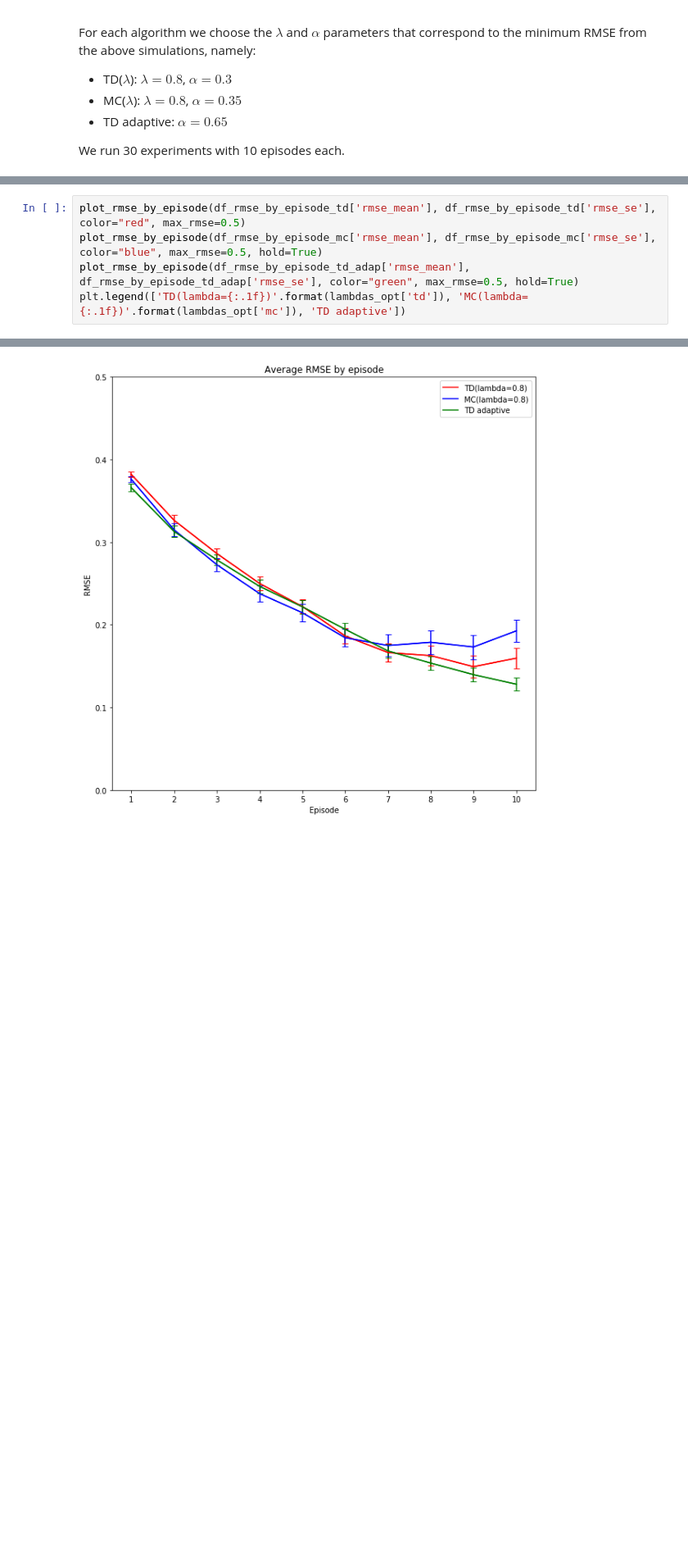
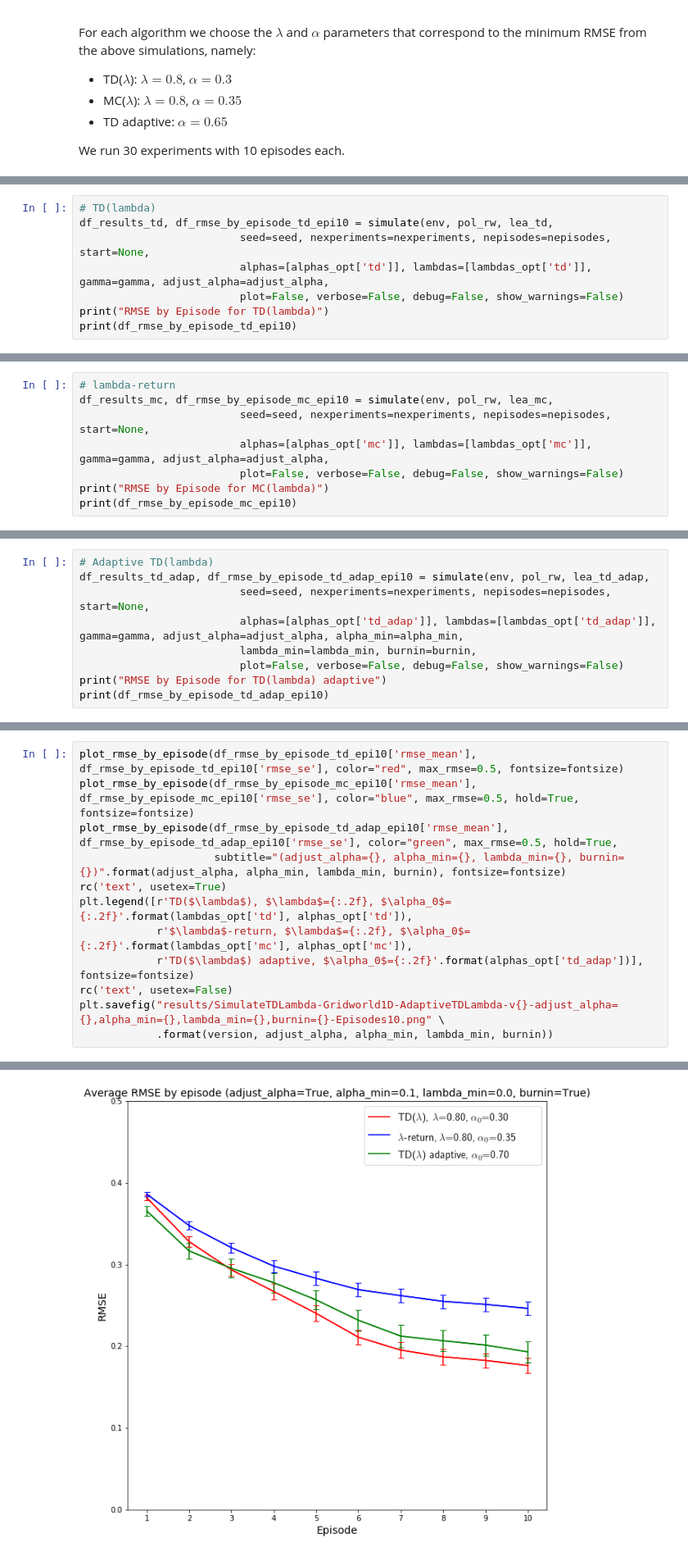
Before and after one commit to mastropi/RL, a Jupyter notebook: RL-001-MemoryManagement/SimulateTDLambda.ipynb, the cells around one changed output, grey strips where cells are left out. Shown at 82% size. Drawn from its saved outputs; the diff is of its cells as text; blank space fills up the shorter version.

```diff
--- a/RL-001-MemoryManagement/SimulateTDLambda.ipynb
+++ b/RL-001-MemoryManagement/SimulateTDLambda.ipynb
@@ -424,0 +410,8 @@ RMSE by Episode for TD(lambda)
+# %%
+# TD(lambda)
+df_results_td, df_rmse_by_episode_td_epi10 = simulate(env, pol_rw, lea_td,
+                         seed=seed, nexperiments=nexperiments, nepisodes=nepisodes, start=None,
+                         alphas=[alphas_opt['td']], lambdas=[lambdas_opt['td']], gamma=gamma, adjust_alpha=adjust_alpha,
+                         plot=False, verbose=False, debug=False, show_warnings=False)
+print("RMSE by Episode for TD(lambda)")
+print(df_rmse_by_episode_td_epi10)
@@ -424,0 +431,8 @@ RMSE by Episode for TD(lambda)
+# %%
+# lambda-return
+df_results_mc, df_rmse_by_episode_mc_epi10 = simulate(env, pol_rw, lea_mc,
+                         seed=seed, nexperiments=nexperiments, nepisodes=nepisodes, start=None,
+                         alphas=[alphas_opt['mc']], lambdas=[lambdas_opt['mc']], gamma=gamma, adjust_alpha=adjust_alpha,
+                         plot=False, verbose=False, debug=False, show_warnings=False)
+print("RMSE by Episode for MC(lambda)")
+print(df_rmse_by_episode_mc_epi10)
@@ -424,0 +452,9 @@ RMSE by Episode for TD(lambda)
+# %%
+# Adaptive TD(lambda)
+df_results_td_adap, df_rmse_by_episode_td_adap_epi10 = simulate(env, pol_rw, lea_td_adap,
+                         seed=seed, nexperiments=nexperiments, nepisodes=nepisodes, start=None,
+                         alphas=[alphas_opt['td_adap']], lambdas=[lambdas_opt['td_adap']], gamma=gamma, adjust_alpha=adjust_alpha, alpha_min=alpha_min,
+                         lambda_min=lambda_min, burnin=burnin,
+                         plot=False, verbose=False, debug=False, show_warnings=False)
+print("RMSE by Episode for TD(lambda) adaptive")
+print(df_rmse_by_episode_td_adap_epi10)
@@ -425,6 +474,13 @@ RMSE by Episode for TD(lambda)
 # %%
-plot_rmse_by_episode(df_rmse_by_episode_td['rmse_mean'], df_rmse_by_episode_td['rmse_se'], color="red", max_rmse=0.5)
-plot_rmse_by_episode(df_rmse_by_episode_mc['rmse_mean'], df_rmse_by_episode_mc['rmse_se'], color="blue", max_rmse=0.5, hold=True)
-plot_rmse_by_episode(df_rmse_by_episode_td_adap['rmse_mean'], df_rmse_by_episode_td_adap['rmse_se'], color="green", max_rmse=0.5, hold=True)
-plt.legend(['TD(lambda={:.1f})'.format(lambdas_opt['td']), 'MC(lambda={:.1f})'.format(lambdas_opt['mc']), 'TD adaptive'])
+plot_rmse_by_episode(df_rmse_by_episode_td_epi10['rmse_mean'], df_rmse_by_episode_td_epi10['rmse_se'], color="red", max_rmse=0.5, fontsize=fontsize)
+plot_rmse_by_episode(df_rmse_by_episode_mc_epi10['rmse_mean'], df_rmse_by_episode_mc_epi10['rmse_se'], color="blue", max_rmse=0.5, hold=True, fontsize=fontsize)
+plot_rmse_by_episode(df_rmse_by_episode_td_adap_epi10['rmse_mean'], df_rmse_by_episode_td_adap_epi10['rmse_se'], color="green", max_rmse=0.5, hold=True,
+                     subtitle="(adjust_alpha={}, alpha_min={}, lambda_min={}, burnin={})".format(adjust_alpha, alpha_min, lambda_min, burnin), fontsize=fontsize)
+rc('text', usetex=True)
+plt.legend([r'TD($\lambda$), $\lambda$={:.2f}, $\alpha_0$={:.2f}'.format(lambdas_opt['td'], alphas_opt['td']),
+            r'$\lambda$-return, $\lambda$={:.2f}, $\alpha_0$={:.2f}'.format(lambdas_opt['mc'], alphas_opt['mc']),
+            r'TD($\lambda$) adaptive, $\alpha_0$={:.2f}'.format(alphas_opt['td_adap'])], fontsize=fontsize)
+rc('text', usetex=False)
+plt.savefig("results/SimulateTDLambda-Gridworld1D-AdaptiveTDLambda-v{}-adjust_alpha={},alpha_min={},lambda_min={},burnin={}-Episodes10.png" \
+            .format(version, adjust_alpha, alpha_min, lambda_min, burnin))
 # %% [output]
@@ -432,4 +487,4 @@ plt.legend(['TD(lambda={:.1f})'.format(lambdas_opt['td']), 'MC(lambda={:.1f})'.f
-[figure, old version]
+[figure, new version]
 # %% [markdown]
 We observe that the RMSE in the $\lambda$-adaptive TD case decreases more slowly than the other two cases, but attains a smaller RMSE value at the end of the 10 episodes, with the important advantage that there is no need of defining hyperparameter $\lambda$.
 
```
Also changed, not shown: parts of 18 cells of this notebook, 29 other files.
